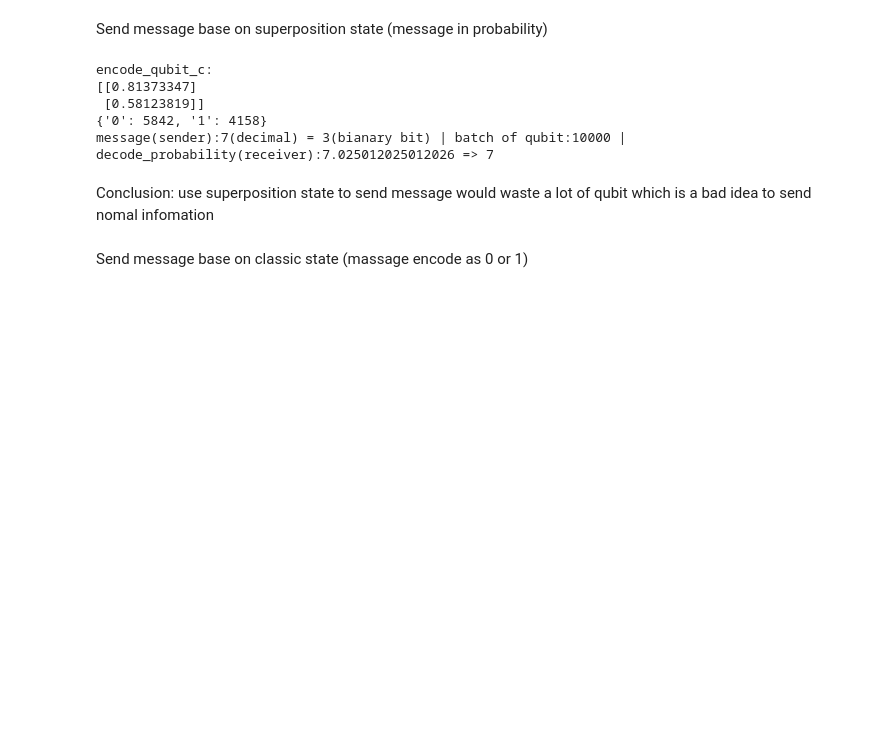
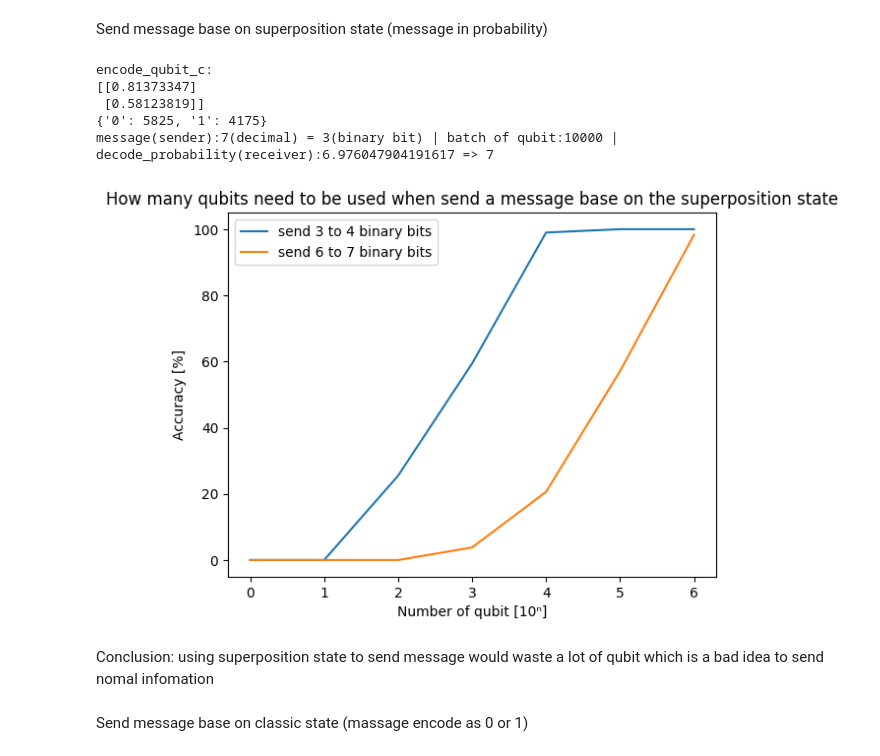
Before and after one commit to ChuhanZhou/Quantum_Teleportation_Simulation, a Jupyter notebook: demo.ipynb, the cells around one changed output. Drawn from its saved outputs; the diff is of its cells as text; code cells hidden in the pictures; blank space fills up the shorter version.

Commit message:
visualisation of information sending accuracy (superposition state)

```diff
--- a/demo.ipynb
+++ b/demo.ipynb
@@ -48,10 +52,10 @@ for i in range(batch_n):
     receive[state_b] = receive[state_b]+1
 print(receive)
 receive_message = decode_key/receive["1"]*receive["0"]
-print("message(sender):{}(decimal) = {}(bianary bit) | batch of qubit:{} | decode_probability(receiver):{} => {}".format(message,len(bin(message).split("0b")[-1]),batch_n,receive_message,round(receive_message)))
+print("message(sender):{}(decimal) = {}(binary bit) | batch of qubit:{} | decode_probability(receiver):{} => {}".format(message,len(bin(message).split("0b")[-1]),batch_n,receive_message,round(receive_message)))
 # %% [output]
 encode_qubit_c:
 [[0.81373347]
  [0.58123819]]
-{'0': 5842, '1': 4158}
-message(sender):7(decimal) = 3(bianary bit) | batch of qubit:10000 | decode_probability(receiver):7.025012025012026 => 7
+{'0': 5825, '1': 4175}
+message(sender):7(decimal) = 3(binary bit) | batch of qubit:10000 | decode_probability(receiver):6.976047904191617 => 7
@@ -58,5 +97,19 @@ message(sender):7(decimal) = 3(bianary bit) | batch of qubit:10000 | decode_prob
+# %%
+thread_number = 40
+accuracy_3_4 = test_message_in_superposition_state(message = 9,decode_key = 5,index_test_n = 1000,index_list = range(0, 7),thread_number=thread_number)
+accuracy_6_7 = test_message_in_superposition_state(message = 99,decode_key = 50,index_test_n = 1000,index_list = range(0, 7),thread_number=thread_number)
+# %%
+plt.plot(range(0, 7), np.array(accuracy_3_4)*100, label="send 3 to 4 binary bits")
+plt.plot(range(0, 7), np.array(accuracy_6_7)*100, label="send 6 to 7 binary bits")
+plt.ylabel("Accuracy [%]")
+plt.xlabel("Number of qubit [10ⁿ]")
+plt.title("How many qubits need to be used when send a message base on the superposition state")
+plt.legend()
+plt.show()
+# %% [output]
+[figure, added]
 # %% [markdown]
-Conclusion: use superposition state to send message would waste a lot of qubit which is a bad idea to send nomal infomation
+Conclusion: using superposition state to send message would waste a lot of qubit which is a bad idea to send nomal infomation
 # %% [markdown]
 Send message base on classic state (massage encode as 0 or 1)
 # %%
```
Also changed, not shown: parts of 4 cells of this notebook, 3 other files.
